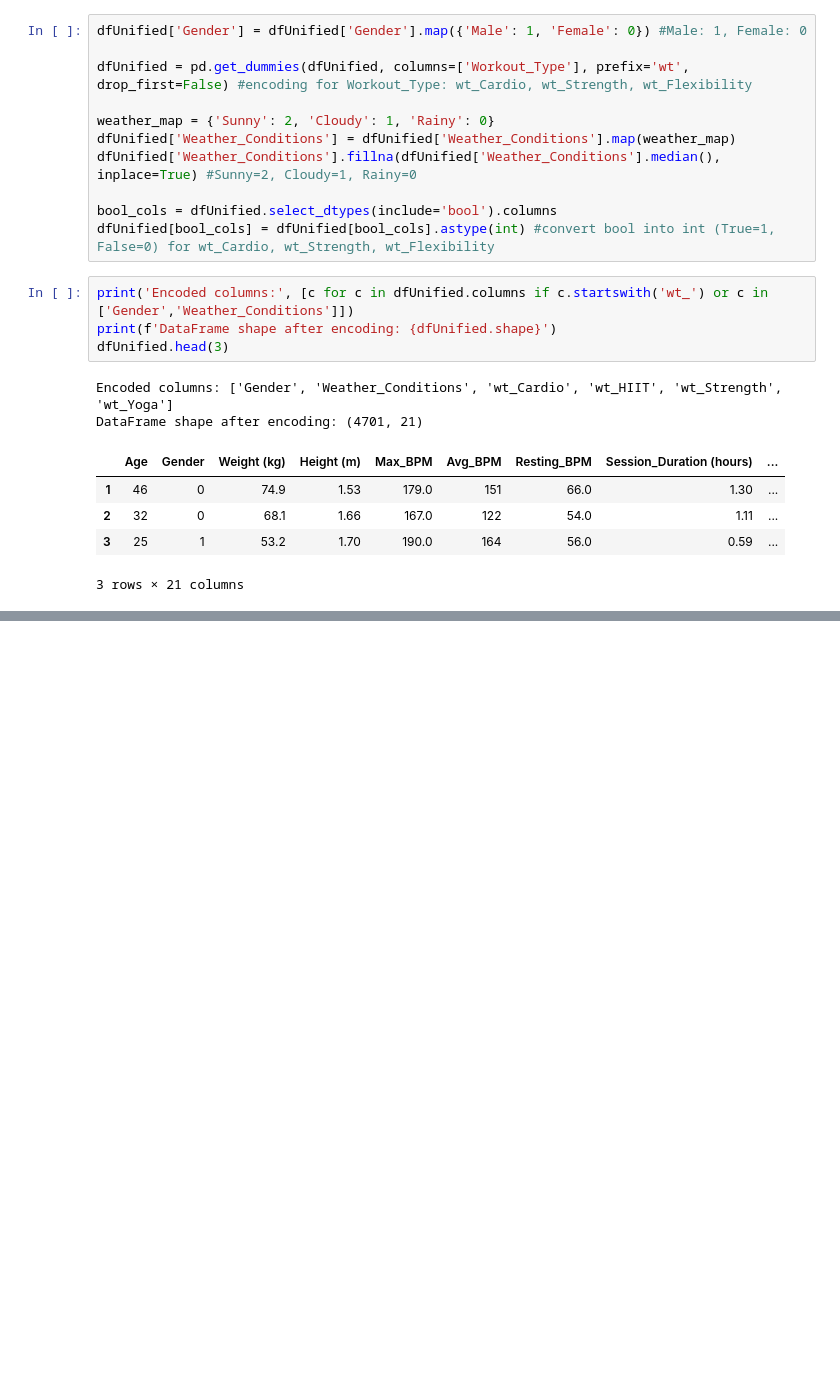
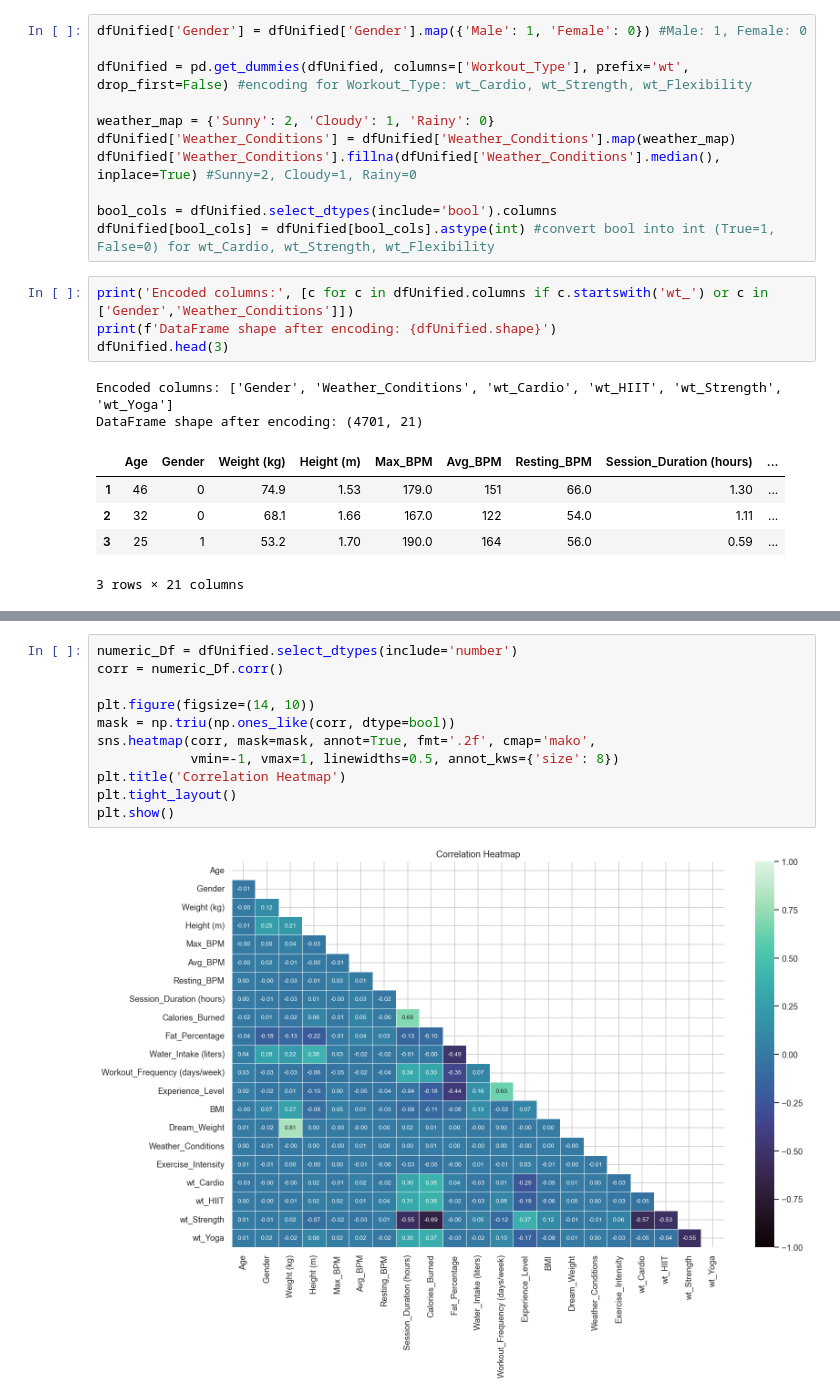
Before and after one commit to heyisula/caloriesense, a Jupyter notebook: train.ipynb, the cells around one changed output, grey strips where cells are left out. Drawn from its saved outputs; the diff is of its cells as text; blank space fills up the shorter version.

```diff
--- a/train.ipynb
+++ b/train.ipynb
@@ -350,0 +410,13 @@ DataFrame shape after encoding: (4701, 21)
+# %%
+numeric_Df = dfUnified.select_dtypes(include='number')
+corr = numeric_Df.corr()
+
+plt.figure(figsize=(14, 10))
+mask = np.triu(np.ones_like(corr, dtype=bool))
+sns.heatmap(corr, mask=mask, annot=True, fmt='.2f', cmap='mako',
+            vmin=-1, vmax=1, linewidths=0.5, annot_kws={'size': 8})
+plt.title('Correlation Heatmap')
+plt.tight_layout()
+plt.show()
+# %% [output]
+[figure, added]
```
Also changed, not shown: parts of 7 cells of this notebook.
